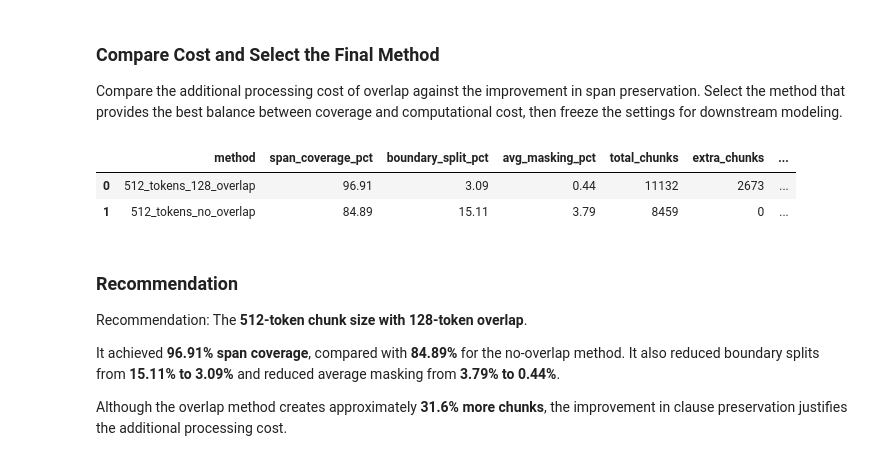
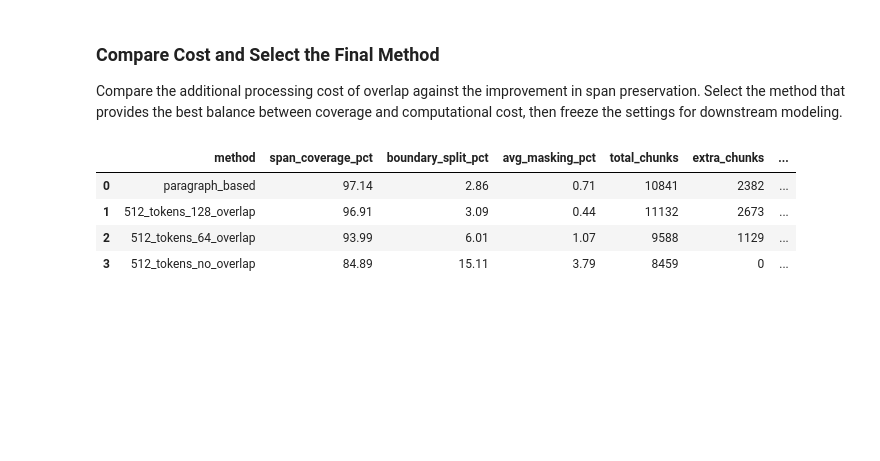
Before and after one commit to Break-Through-Tech/Accenture-1O-contract-review-challenge, a Jupyter notebook: notebooks/task9_chunking_evaluation.ipynb, the cells around one changed output. Saved outputs shown, nothing was run; the diff lists cells and outputs as text; code cells hidden in the pictures; blank space fills up the shorter version.

```diff
--- a/notebooks/task9_chunking_evaluation.ipynb
+++ b/notebooks/task9_chunking_evaluation.ipynb
@@ -282,6 +260,11 @@ chunking_methods = {
     "512_tokens_128_overlap": {
         "chunk_size": 512,
         "overlap": 128
+    },
+
+    "512_tokens_64_overlap": {
+        "chunk_size": 512,
+        "overlap": 64
     },
 
     "512_tokens_no_overlap": {
@@ -679,15 +988,18 @@ display(evaluation_summary)
 Compare the additional processing cost of overlap against the improvement in span preservation. Select the method that provides the best balance between coverage and computational cost, then freeze the settings for downstream modeling.
 # %%
 # Count the total number of chunks produced by each method.
-
 chunk_totals = pd.DataFrame({
     "method": [
         "512_tokens_128_overlap",
-        "512_tokens_no_overlap"
+        "512_tokens_64_overlap",
+        "512_tokens_no_overlap",
+        "paragraph_based"
     ],
     "total_chunks": [
-        len(chunks_overlap),
-        len(chunks_no_overlap)
+        len(chunks_overlap_128),
+        len(chunks_overlap_64),
+        len(chunks_no_overlap),
+        len(chunks_paragraph)
     ]
 })
 
@@ -696,7 +1008,8 @@ chunk_totals = pd.DataFrame({
 baseline_chunks = len(chunks_no_overlap)
 
 
-# Calculate how many additional chunks each method creates compared with the baseline.
+# Calculate how many additional chunks each method creates
+# compared with the no-overlap baseline.
 chunk_totals["extra_chunks"] = (
     chunk_totals["total_chunks"] - baseline_chunks
 )
@@ -708,41 +1021,43 @@ chunk_totals["processing_cost_increase_pct"] = (
     chunk_totals["extra_chunks"]
     / baseline_chunks
     * 100
 ).round(2)
 
 
-# Combine the processing-cost results with the span-preservation evaluation results.
+# Combine the processing-cost results with the
+# span-preservation evaluation results.
 final_comparison = evaluation_summary.merge(
     chunk_totals,
     on="method",
     how="left"
 )
 
 
 # Arrange the columns for easier comparison.
 final_comparison = final_comparison[
     [
         "method",
         "span_coverage_pct",
         "boundary_split_pct",
         "avg_masking_pct",
         "total_chunks",
         "extra_chunks",
         "processing_cost_increase_pct"
     ]
 ]
 
 
+# Sort primarily by highest span coverage.
+final_comparison = final_comparison.sort_values(
+    by="span_coverage_pct",
+    ascending=False
+).reset_index(drop=True)
+
+
 display(final_comparison)
 # %% [output]
 |  | method | span_coverage_pct | boundary_split_pct | avg_masking_pct | total_chunks | extra_chunks | ... |
-| 0 | 512_tokens_128_overlap | 96.91 | 3.09 | 0.44 | 11132 | 2673 | ... |
-| 1 | 512_tokens_no_overlap | 84.89 | 15.11 | 3.79 | 8459 | 0 | ... |
+| 0 | paragraph_based | 97.14 | 2.86 | 0.71 | 10841 | 2382 | ... |
+| 1 | 512_tokens_128_overlap | 96.91 | 3.09 | 0.44 | 11132 | 2673 | ... |
+| 2 | 512_tokens_64_overlap | 93.99 | 6.01 | 1.07 | 9588 | 1129 | ... |
+| 3 | 512_tokens_no_overlap | 84.89 | 15.11 | 3.79 | 8459 | 0 | ... |
-# %% [markdown]
-### Recommendation
-
-Recommendation: The **512-token chunk size with 128-token overlap**.
-
-It achieved **96.91% span coverage**, compared with **84.89%** for the no-overlap method. It also reduced boundary splits from **15.11% to 3.09%** and reduced average masking from **3.79% to 0.44%**.
-
-Although the overlap method creates approximately **31.6% more chunks**, the improvement in clause preservation justifies the additional processing cost.
```
Also changed, not shown: parts of 13 cells of this notebook.
